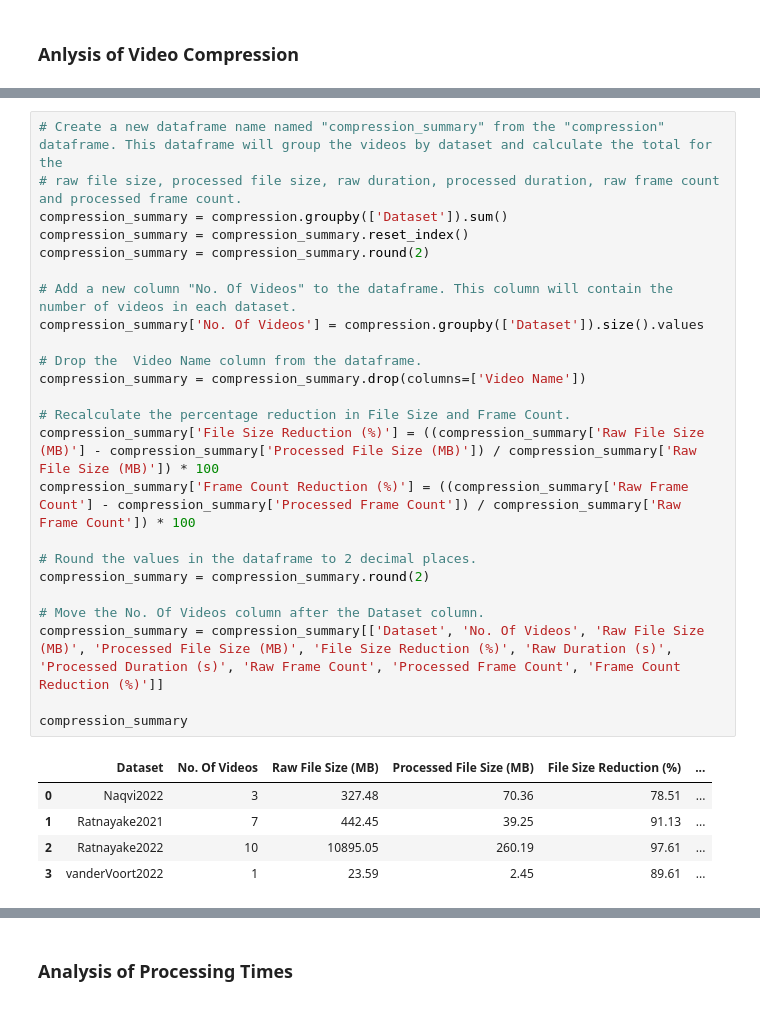
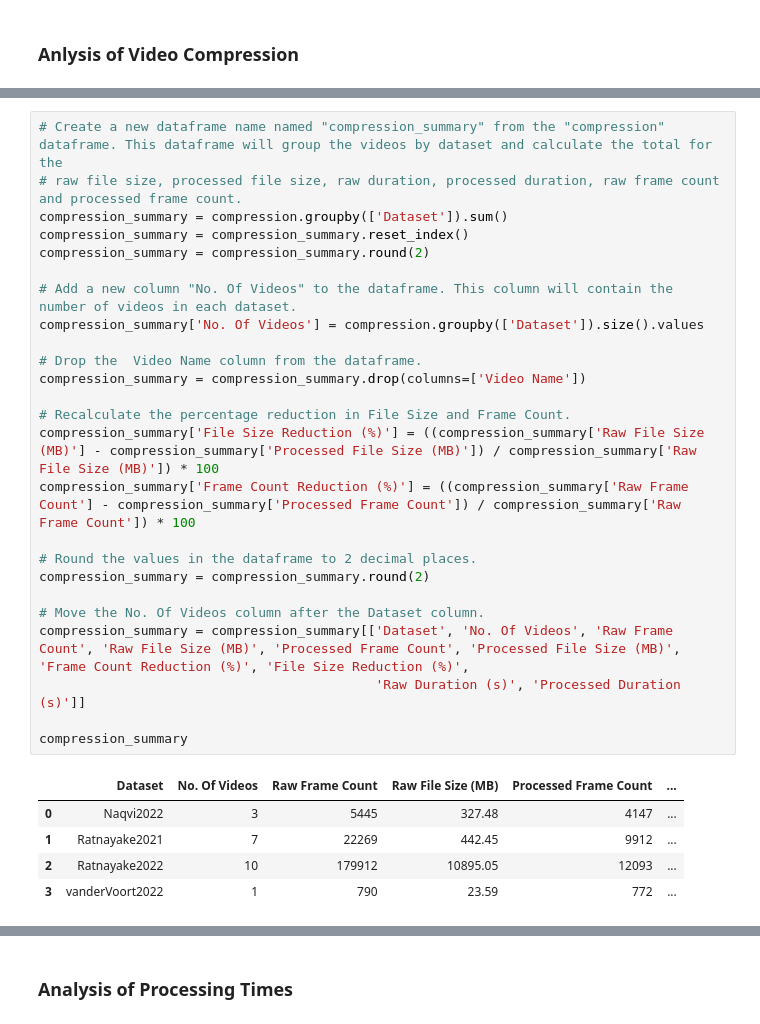
Before and after one commit to malikaratnayake/EcoMotionZip, a Jupyter notebook: result_evaluation.ipynb, the cells around one changed output, grey strips where cells are left out. Drawn from its saved outputs; the diff is of its cells as text.

```diff
--- a/result_evaluation.ipynb
+++ b/result_evaluation.ipynb
@@ -208,30 +265,31 @@ compression
 # %%
 # Create a new dataframe name named "compression_summary" from the "compression" dataframe. This dataframe will group the videos by dataset and calculate the total for the
 # raw file size, processed file size, raw duration, processed duration, raw frame count and processed frame count.
 compression_summary = compression.groupby(['Dataset']).sum()
 compression_summary = compression_summary.reset_index()
 compression_summary = compression_summary.round(2)
 
 # Add a new column "No. Of Videos" to the dataframe. This column will contain the number of videos in each dataset.
 compression_summary['No. Of Videos'] = compression.groupby(['Dataset']).size().values
 
 # Drop the  Video Name column from the dataframe.
 compression_summary = compression_summary.drop(columns=['Video Name'])
 
 # Recalculate the percentage reduction in File Size and Frame Count.
 compression_summary['File Size Reduction (%)'] = ((compression_summary['Raw File Size (MB)'] - compression_summary['Processed File Size (MB)']) / compression_summary['Raw File Size (MB)']) * 100
 compression_summary['Frame Count Reduction (%)'] = ((compression_summary['Raw Frame Count'] - compression_summary['Processed Frame Count']) / compression_summary['Raw Frame Count']) * 100
 
 # Round the values in the dataframe to 2 decimal places.
 compression_summary = compression_summary.round(2)
 
 # Move the No. Of Videos column after the Dataset column.
-compression_summary = compression_summary[['Dataset', 'No. Of Videos', 'Raw File Size (MB)', 'Processed File Size (MB)', 'File Size Reduction (%)', 'Raw Duration (s)', 'Processed Duration (s)', 'Raw Frame Count', 'Processed Frame Count', 'Frame Count Reduction (%)']]
+compression_summary = compression_summary[['Dataset', 'No. Of Videos', 'Raw Frame Count', 'Raw File Size (MB)', 'Processed Frame Count', 'Processed File Size (MB)', 'Frame Count Reduction (%)', 'File Size Reduction (%)',
+                                           'Raw Duration (s)', 'Processed Duration (s)']]
 
 compression_summary
 # %% [output]
-|  | Dataset | No. Of Videos | Raw File Size (MB) | Processed File Size (MB) | File Size Reduction (%) | ... |
-| 0 | Naqvi2022 | 3 | 327.48 | 70.36 | 78.51 | ... |
-| 1 | Ratnayake2021 | 7 | 442.45 | 39.25 | 91.13 | ... |
-| 2 | Ratnayake2022 | 10 | 10895.05 | 260.19 | 97.61 | ... |
-| 3 | vanderVoort2022 | 1 | 23.59 | 2.45 | 89.61 | ... |
+|  | Dataset | No. Of Videos | Raw Frame Count | Raw File Size (MB) | Processed Frame Count | ... |
+| 0 | Naqvi2022 | 3 | 5445 | 327.48 | 4147 | ... |
+| 1 | Ratnayake2021 | 7 | 22269 | 442.45 | 9912 | ... |
+| 2 | Ratnayake2022 | 10 | 179912 | 10895.05 | 12093 | ... |
+| 3 | vanderVoort2022 | 1 | 790 | 23.59 | 772 | ... |
```
Also changed, not shown: parts of 10 cells of this notebook, 2 other files.
